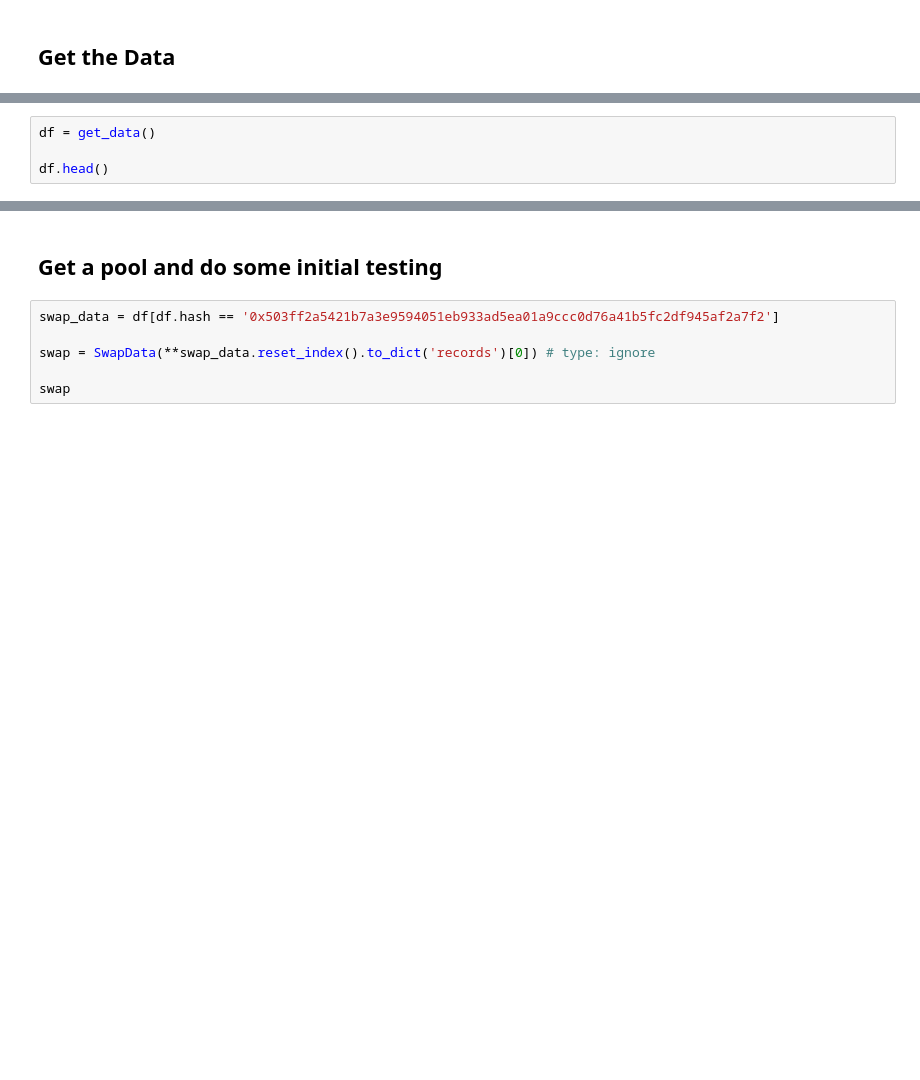
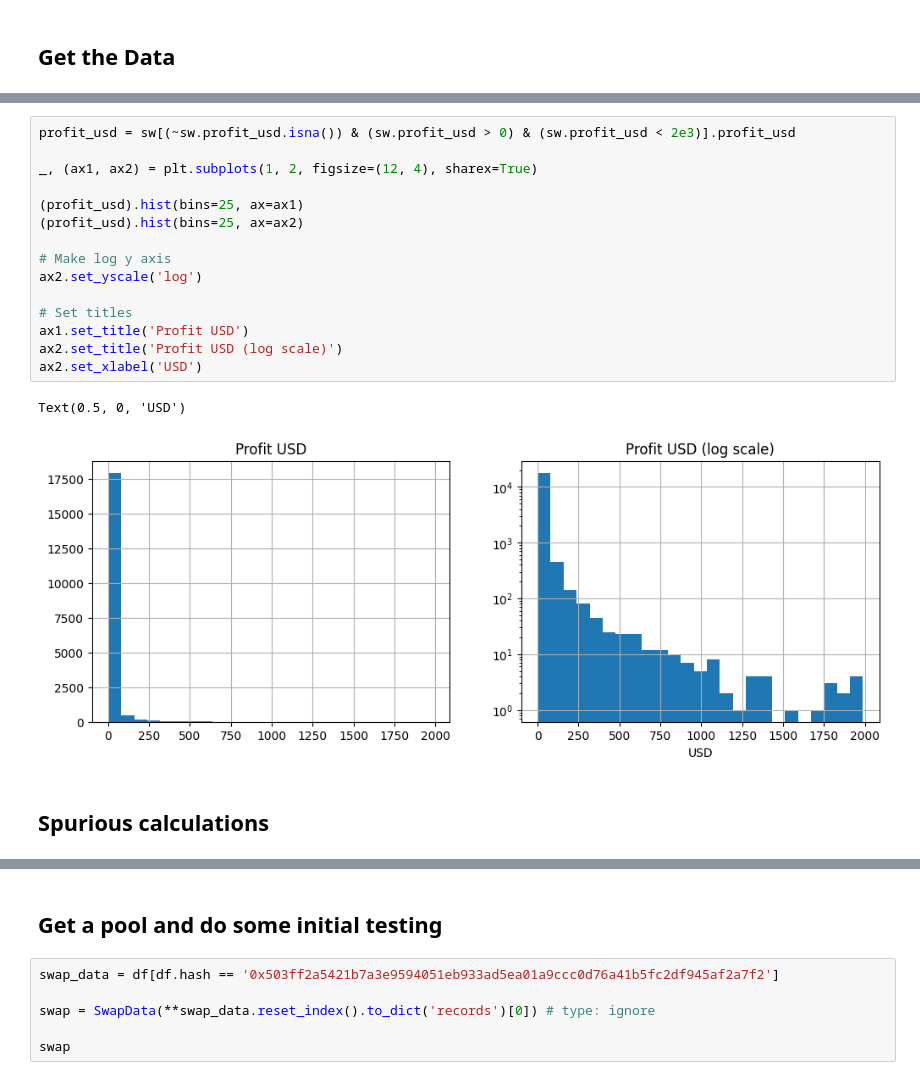
Before and after one commit to ankile/defi-measurement, a Jupyter notebook: experiments/analyze_simple_sandwiches.ipynb, the cells around one changed output, grey strips where cells are left out. Drawn from its saved outputs; the diff is of its cells as text; blank space fills up the shorter version.

```diff
--- a/experiments/analyze_simple_sandwiches.ipynb
+++ b/experiments/analyze_simple_sandwiches.ipynb
@@ -73,4 +44,0 @@ moralis_api_key = os.environ["MORALIS_API_KEY"]
-# %%
-df = get_data()
-
-df.head()
@@ -84,0 +253,20 @@ df.head()
+# %%
+profit_usd = sw[(~sw.profit_usd.isna()) & (sw.profit_usd > 0) & (sw.profit_usd < 2e3)].profit_usd
+
+_, (ax1, ax2) = plt.subplots(1, 2, figsize=(12, 4), sharex=True)
+
+(profit_usd).hist(bins=25, ax=ax1)
+(profit_usd).hist(bins=25, ax=ax2)
+
+# Make log y axis
+ax2.set_yscale('log')
+
+# Set titles
+ax1.set_title('Profit USD')
+ax2.set_title('Profit USD (log scale)')
+ax2.set_xlabel('USD')
+# %% [output]
+Text(0.5, 0, 'USD')
+[figure, added]
+# %% [markdown]
+## Spurious calculations
```
Also changed, not shown: parts of 44 cells of this notebook, 1 other file.
